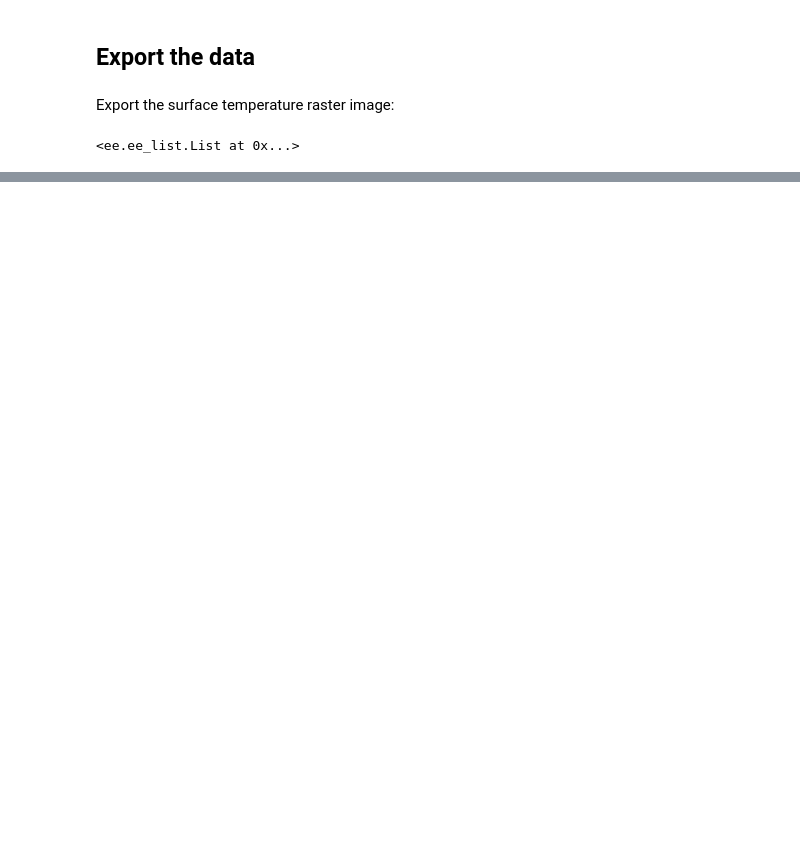
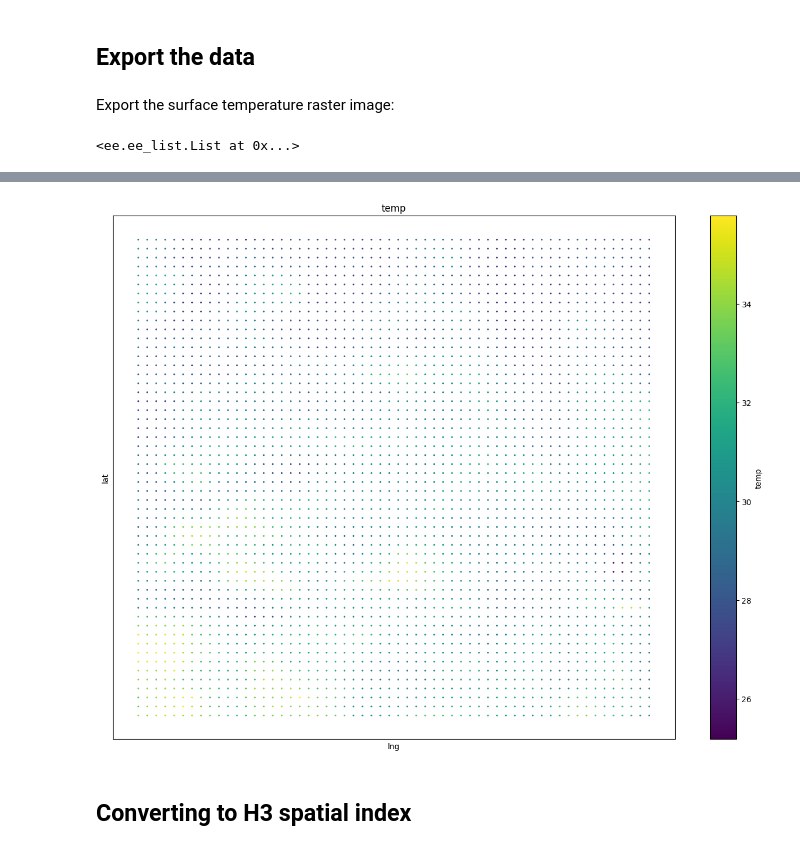
Before and after one commit to kavyajeetbora/CityHealthMonitor, a Jupyter notebook: development/surface_temperature.ipynb, the cells around one changed output, grey strips where cells are left out. Drawn from its saved outputs; the diff is of its cells as text; code cells hidden in the pictures; blank space fills up the shorter version.

Commit message:
Add - h3 spatial index

```diff
--- a/development/surface_temperature.ipynb
+++ b/development/surface_temperature.ipynb
@@ -218,0 +229,8 @@ df.to_parquet('average_surface_temperature.parquet')
+# %%
+xds = rioxarray.open_rasterio('surface_temperature.tif')\
+        .sel(band=1)\
+        .to_pandas()
+
+xds = (xds*0.02-276).stack().reset_index().rename(columns={"x": 'lng', 'y': 'lat', 0: 'temp'})
+print(xds.shape)
+xds.head()
@@ -218,0 +258,12 @@ df.to_parquet('average_surface_temperature.parquet')
+# %%
+#Functions
+def plot_scatter(df, metric_col, x='lng', y='lat', marker='.', alpha=1, figsize=(16,12), colormap='viridis'):
+    df.plot.scatter(x=x, y=y, c=metric_col, title=metric_col
+                    , edgecolors='none', colormap=colormap, marker=marker, alpha=alpha, figsize=figsize);
+    plt.xticks([], []); plt.yticks([], [])
+
+plot_scatter(xds,metric_col='temp')
+# %% [output]
+[figure, added]
+# %% [markdown]
+## Converting to H3 spatial index
```
Also changed, not shown: parts of 18 cells of this notebook.
